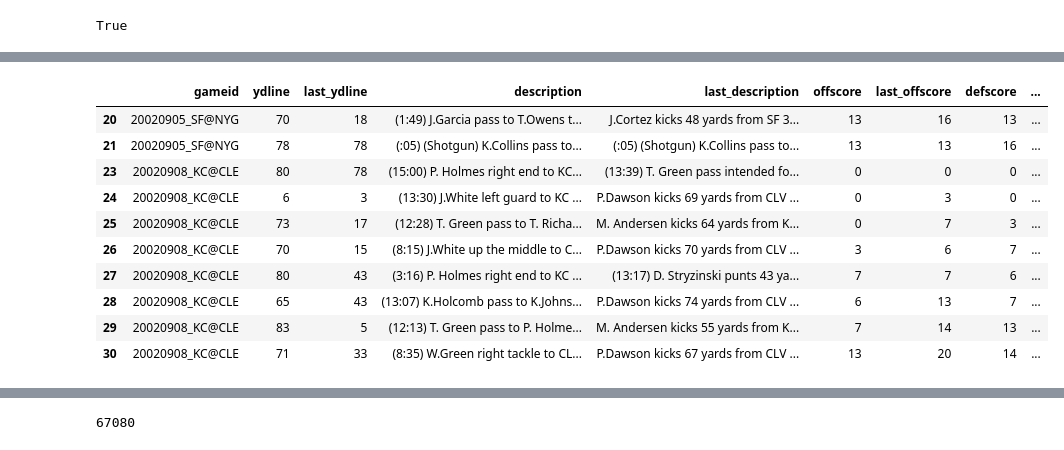
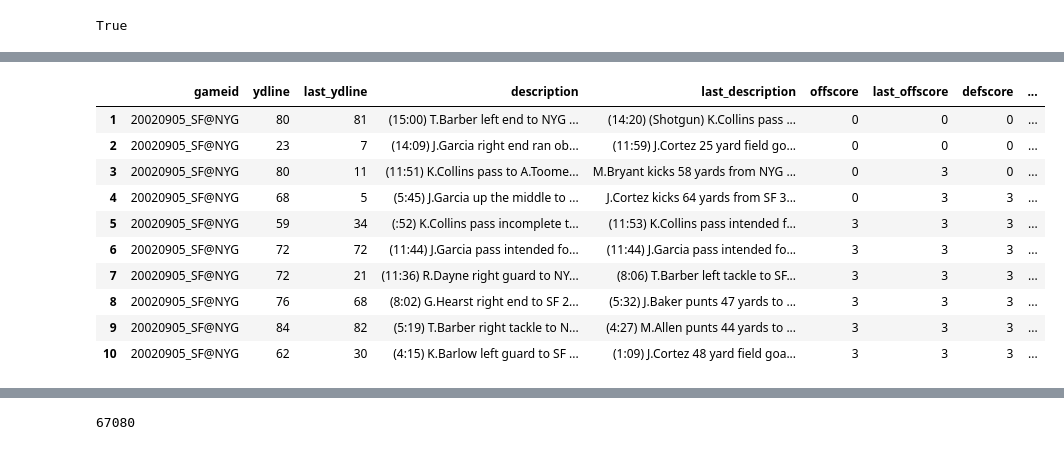
Before and after one commit to tomdawg86/Stat_222_NFL_Project, a Jupyter notebook: data_main_2.ipynb, the cells around one changed output, grey strips where cells are left out. Cells and saved outputs as stored; diff of their text form; code cells hidden in the pictures.

Commit message:
Two drive by two-drive stuff well on its way

```diff
--- a/data_main_2.ipynb
+++ b/data_main_2.ipynb
@@ -279,5 +298,5 @@ pureKickoffs = driveByDrive.description.str.contains('kicks') & driveByDrive.las
 driveByDrive = driveByDrive.ix[pureKickoffs == False]
 regPointVals = driveByDrive.pointsScored.isin((0,2,3,5,6,7,8,9,10))
 driveByDrive = driveByDrive.ix[regPointVals == True]
-driveByDrive.ix[20:30,[0,8,81,9,82,10,83,11,84,109]]
+driveByDrive.ix[0:10,[0,8,81,9,82,10,83,11,84,109]]
 # %% [output]
@@ -284,11 +306,11 @@ driveByDrive.ix[20:30,[0,8,81,9,82,10,83,11,84,109]]
 |  | gameid | ydline | last_ydline | description | last_description | offscore | last_offscore | defscore | ... |
-| 20 | 20020905_SF@NYG | 70 | 18 | (1:49) J.Garcia pass to T.Owens t... | J.Cortez kicks 48 yards from SF 3... | 13 | 16 | 13 | ... |
-| 21 | 20020905_SF@NYG | 78 | 78 | (:05) (Shotgun) K.Collins pass to... | (:05) (Shotgun) K.Collins pass to... | 13 | 13 | 16 | ... |
-| 23 | 20020908_KC@CLE | 80 | 78 | (15:00) P. Holmes right end to KC... | (13:39) T. Green pass intended fo... | 0 | 0 | 0 | ... |
-| 24 | 20020908_KC@CLE | 6 | 3 | (13:30) J.White left guard to KC ... | P.Dawson kicks 69 yards from CLV ... | 0 | 3 | 0 | ... |
-| 25 | 20020908_KC@CLE | 73 | 17 | (12:28) T. Green pass to T. Richa... | M. Andersen kicks 64 yards from K... | 0 | 7 | 3 | ... |
-| 26 | 20020908_KC@CLE | 70 | 15 | (8:15) J.White up the middle to C... | P.Dawson kicks 70 yards from CLV ... | 3 | 6 | 7 | ... |
-| 27 | 20020908_KC@CLE | 80 | 43 | (3:16) P. Holmes right end to KC ... | (13:17) D. Stryzinski punts 43 ya... | 7 | 7 | 6 | ... |
-| 28 | 20020908_KC@CLE | 65 | 43 | (13:07) K.Holcomb pass to K.Johns... | P.Dawson kicks 74 yards from CLV ... | 6 | 13 | 7 | ... |
-| 29 | 20020908_KC@CLE | 83 | 5 | (12:13) T. Green pass to P. Holme... | M. Andersen kicks 55 yards from K... | 7 | 14 | 13 | ... |
-| 30 | 20020908_KC@CLE | 71 | 33 | (8:35) W.Green right tackle to CL... | P.Dawson kicks 67 yards from CLV ... | 13 | 20 | 14 | ... |
+| 1 | 20020905_SF@NYG | 80 | 81 | (15:00) T.Barber left end to NYG ... | (14:20) (Shotgun) K.Collins pass ... | 0 | 0 | 0 | ... |
+| 2 | 20020905_SF@NYG | 23 | 7 | (14:09) J.Garcia right end ran ob... | (11:59) J.Cortez 25 yard field go... | 0 | 0 | 0 | ... |
+| 3 | 20020905_SF@NYG | 80 | 11 | (11:51) K.Collins pass to A.Toome... | M.Bryant kicks 58 yards from NYG ... | 0 | 3 | 0 | ... |
+| 4 | 20020905_SF@NYG | 68 | 5 | (5:45) J.Garcia up the middle to ... | J.Cortez kicks 64 yards from SF 3... | 0 | 3 | 3 | ... |
+| 5 | 20020905_SF@NYG | 59 | 34 | (:52) K.Collins pass incomplete t... | (11:53) K.Collins pass intended f... | 3 | 3 | 3 | ... |
+| 6 | 20020905_SF@NYG | 72 | 72 | (11:44) J.Garcia pass intended fo... | (11:44) J.Garcia pass intended fo... | 3 | 3 | 3 | ... |
+| 7 | 20020905_SF@NYG | 72 | 21 | (11:36) R.Dayne right guard to NY... | (8:06) T.Barber left tackle to SF... | 3 | 3 | 3 | ... |
+| 8 | 20020905_SF@NYG | 76 | 68 | (8:02) G.Hearst right end to SF 2... | (5:32) J.Baker punts 47 yards to ... | 3 | 3 | 3 | ... |
+| 9 | 20020905_SF@NYG | 84 | 82 | (5:19) T.Barber right tackle to N... | (4:27) M.Allen punts 44 yards to ... | 3 | 3 | 3 | ... |
+| 10 | 20020905_SF@NYG | 62 | 30 | (4:15) K.Barlow left guard to SF ... | (1:09) J.Cortez 48 yard field goa... | 3 | 3 | 3 | ... |
```
Also changed, not shown: parts of 14 cells of this notebook.
